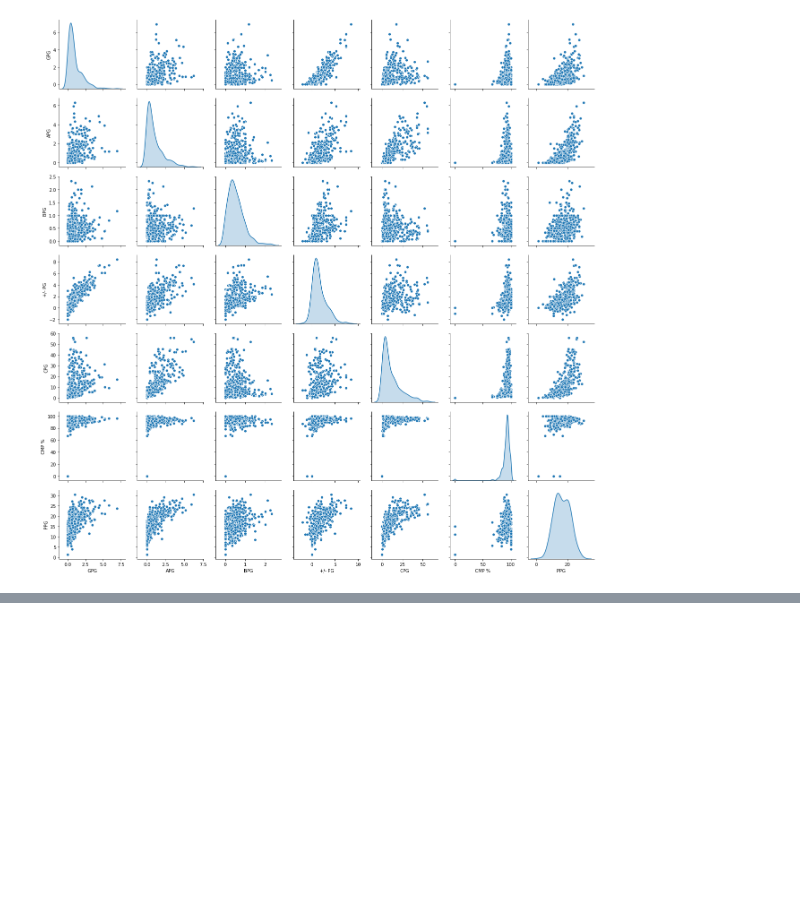
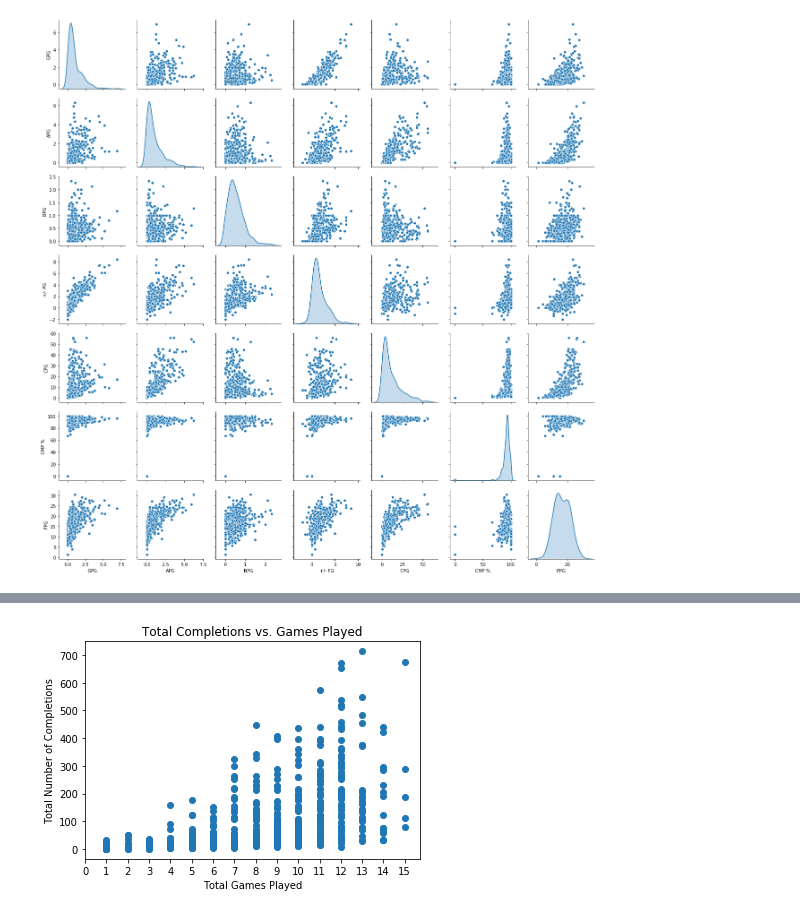
Before and after one commit to Samcfuchs/2950, a Jupyter notebook: notebooks/max.ipynb, the cells around one changed output, grey strips where cells are left out. Drawn from its saved outputs; the diff is of its cells as text; code cells hidden in the pictures; blank space fills up the shorter version.

```diff
--- a/notebooks/max.ipynb
+++ b/notebooks/max.ipynb
@@ -163,0 +174,9 @@ plt.show()
+# %%
+plt.scatter(data['G'], data['CMP'])
+plt.ylabel("Total Number of Completions")
+plt.xlabel("Total Games Played")
+plt.xticks(range(0,16))
+plt.title("Total Completions vs. Games Played")
+plt.show()
+# %% [output]
+[figure, added]
```
Also changed, not shown: parts of 3 cells of this notebook.
